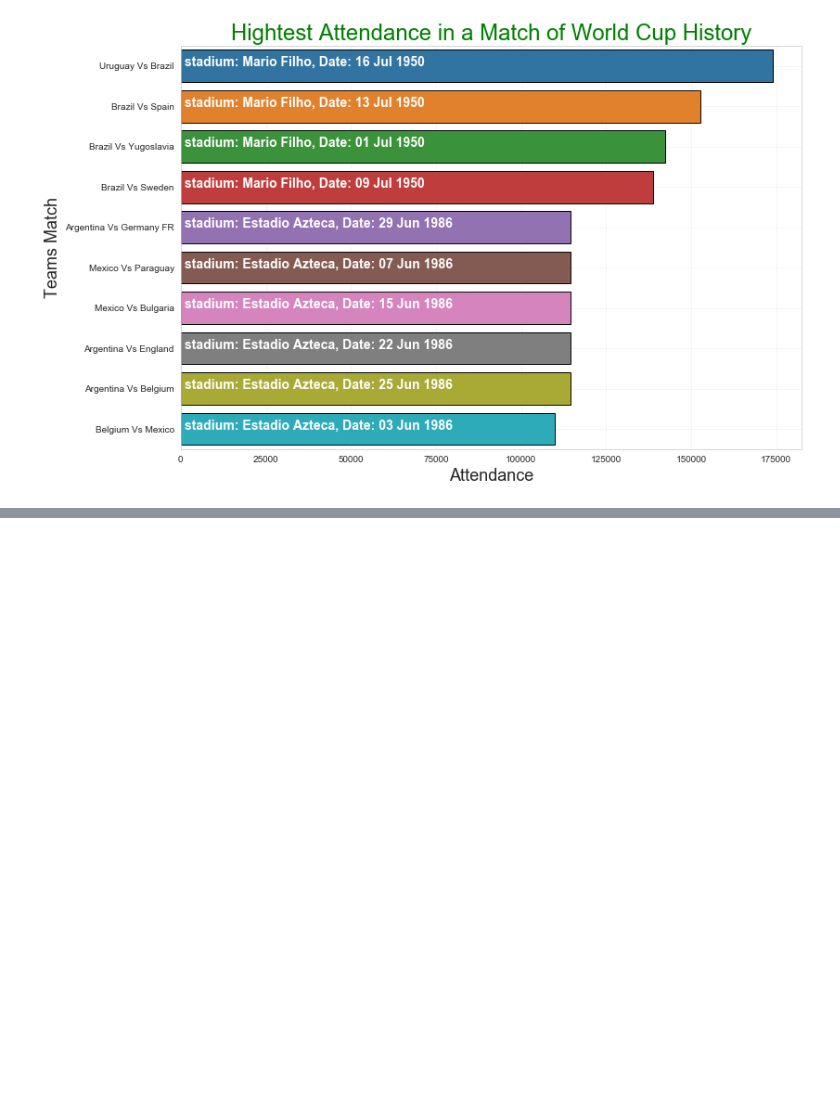
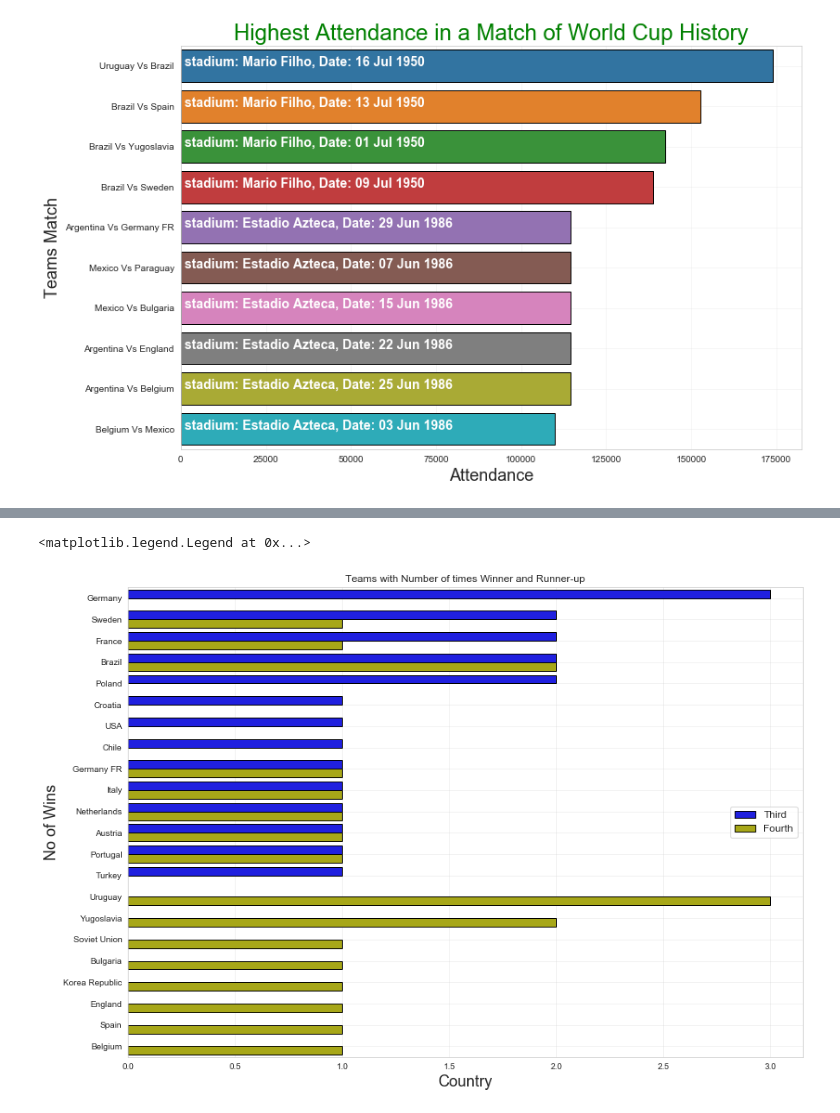
Before and after one commit to saurabh906/Fifa-Project, a Jupyter notebook: Fifa Project Notebook.ipynb, the cells around one changed output, grey strips where cells are left out. Drawn from its saved outputs; the diff is of its cells as text; code cells hidden in the pictures; blank space fills up the shorter version.

```diff
--- a/Fifa Project Notebook.ipynb
+++ b/Fifa Project Notebook.ipynb
@@ -85,0 +123,22 @@ for i,j in enumerate(" stadium: "+h_att["Stadium"] + ", Date: " + h_att["Datetim
+# %%
+c = worldCup["Third"].value_counts().reset_index()
+c_w = c.copy()
+c_w.columns = ["country","count"]
+c_w["type"] = "Third"
+
+c_r = worldCup["Fourth"].value_counts().reset_index()
+c_r.columns = ["country","count"]
+c_r["type"] = "Fourth"
+
+c_t = pd.concat([c_w,c_r],axis=0)
+
+plt.figure(figsize = (14,10))
+sns.barplot("count","country",data=c_t,hue="type",palette=['b','y'],linewidth=1,edgecolor='k'*len(c_t))
+plt.grid(True, alpha=.3)
+plt.xlabel("Country",fontsize=18)
+plt.ylabel("No of Wins",fontsize=18)
+plt.title("Teams with Number of times Winner and Runner-up")
+plt.legend(loc="center right",prop={"size":12})
+# %% [output]
+<matplotlib.legend.Legend at 0x...>
+[figure, added]
```
Also changed, not shown: parts of 4 cells of this notebook.
